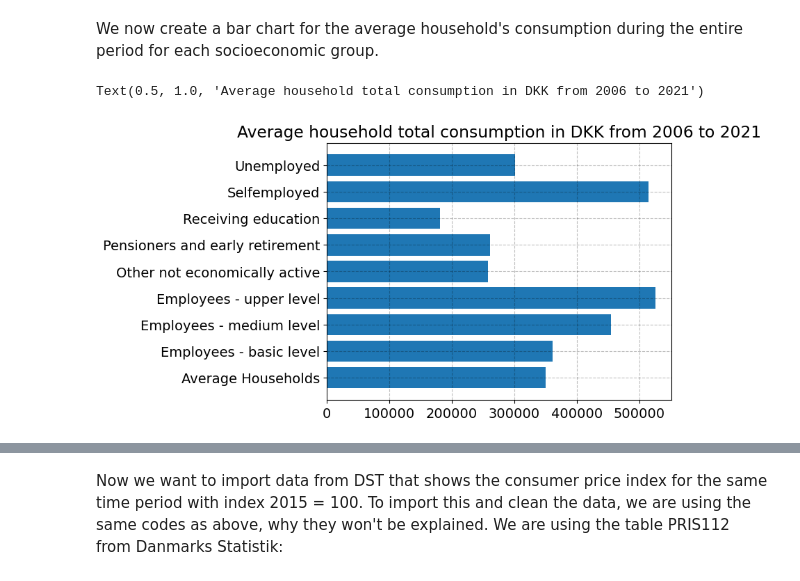
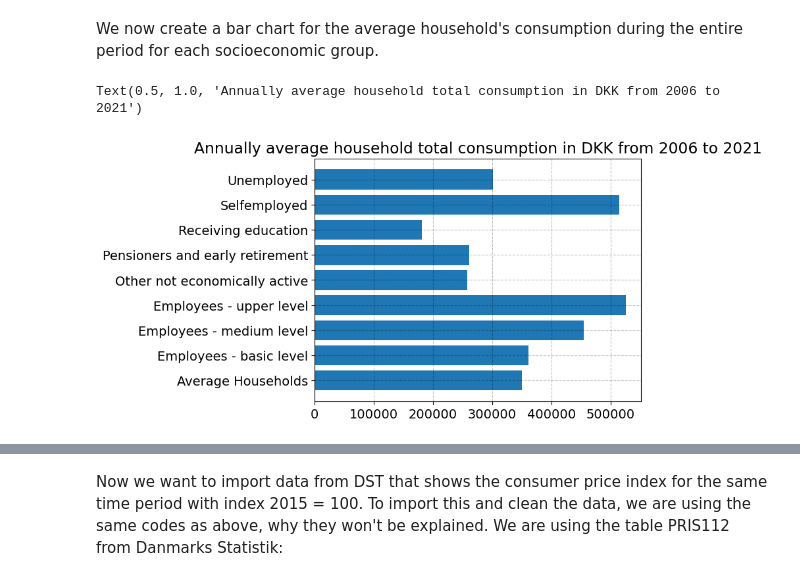
Before and after one commit to NumEconCopenhagen/projects-2023-leif, a Jupyter notebook: dataproject/dataproject.ipynb, the cells around one changed output, grey strips where cells are left out. Saved outputs shown, nothing was run; the diff lists cells and outputs as text; code cells hidden in the pictures.

```diff
--- a/dataproject/dataproject.ipynb
+++ b/dataproject/dataproject.ipynb
@@ -247,8 +245,7 @@ plt.show()
 We now create a bar chart for the average household's consumption during the entire period for each socioeconomic group.
 # %%
 plt.barh(df["SOCIO"].values, df["INDHOLD"].values)
-#plt.xticks(rotation=45)
-plt.title("Average household total consumption in DKK from 2006 to 2021")
+plt.title("Annually average household total consumption in DKK from 2006 to 2021")
 # %% [output]
-Text(0.5, 1.0, 'Average household total consumption in DKK from 2006 to 2021')
+Text(0.5, 1.0, 'Annually average household total consumption in DKK from 2006 to 2021')
-[figure, old version]
+[figure, new version]
```
Also changed, not shown: parts of 9 cells of this notebook, 1 other file.
